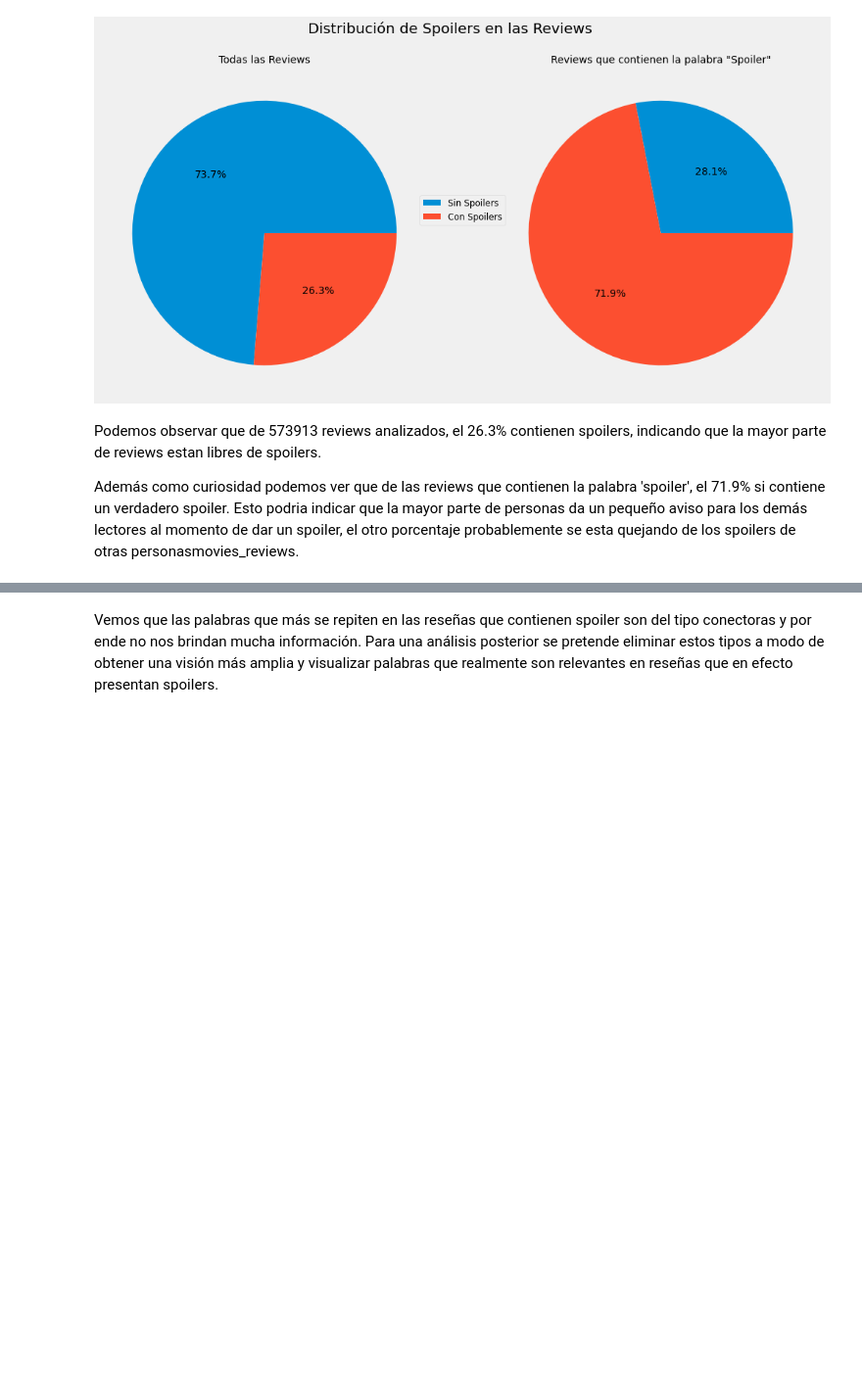
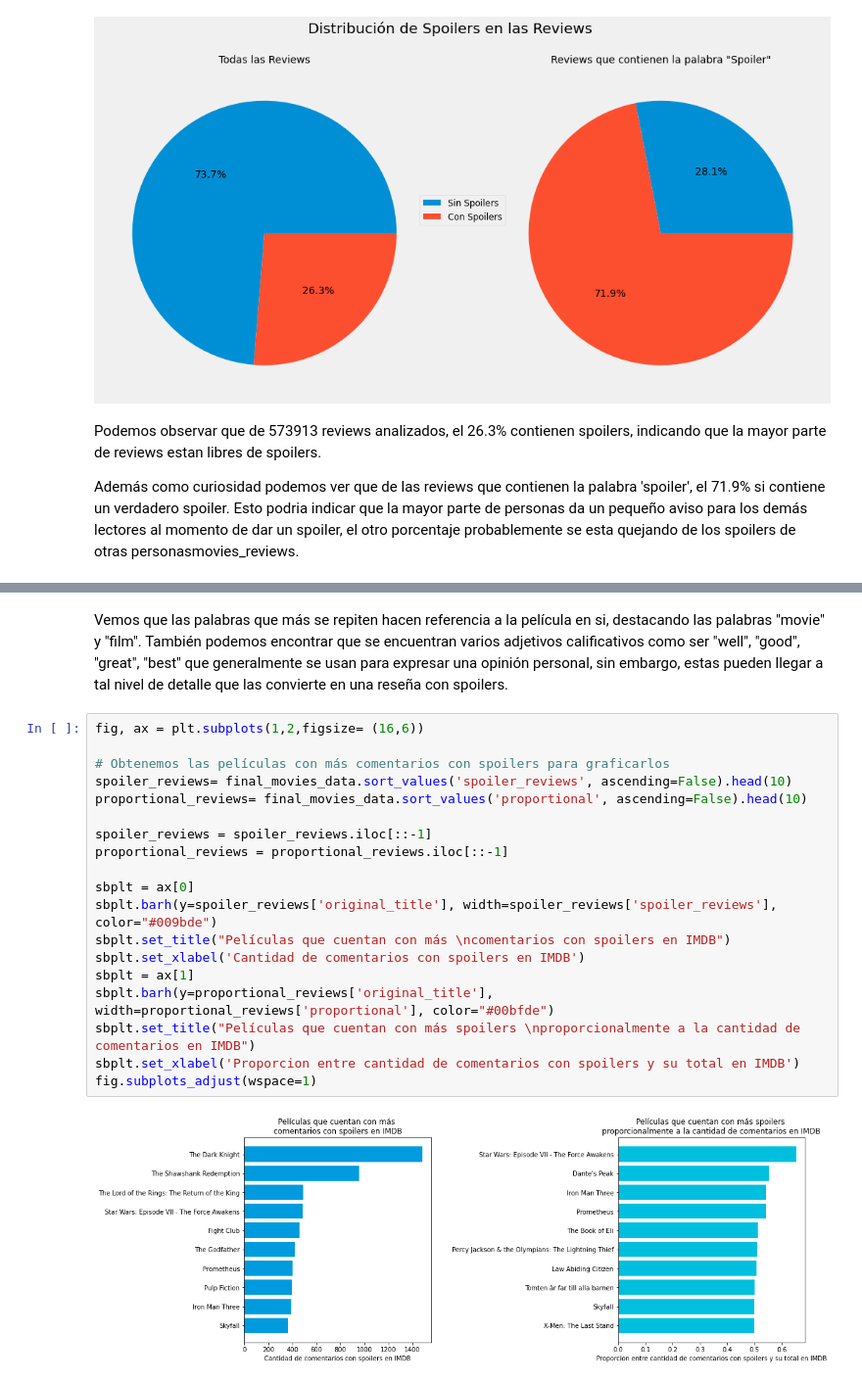
Before and after one commit to Alebuenoaz/ProyectoFinal_TIC, a Jupyter notebook: ProyectoFinal_BBH.ipynb, the cells around one changed output, grey strips where cells are left out. Shown at 98% size. Cells and saved outputs as stored; diff of their text form; blank space fills up the shorter version.

```diff
--- a/ProyectoFinal_BBH.ipynb
+++ b/ProyectoFinal_BBH.ipynb
@@ -255,2 +301,23 @@ Text(0.5, 1.0, 'Palabras más repetidas')
 # %% [markdown]
-Vemos que las palabras que más se repiten en las reseñas que contienen spoiler son del tipo conectoras y por ende no nos brindan mucha información. Para una análisis posterior se pretende eliminar estos tipos a modo de obtener una visión más amplia y visualizar palabras que realmente son relevantes en reseñas que en efecto presentan spoilers.
+Vemos que las palabras que más se repiten hacen referencia a la película en si, destacando las palabras "movie" y "film". También podemos encontrar que se encuentran varios adjetivos calificativos como ser "well", "good", "great", "best" que generalmente se usan para expresar una opinión personal, sin embargo, estas pueden llegar a tal nivel de detalle que las convierte en una reseña con spoilers.
+# %%
+fig, ax = plt.subplots(1,2,figsize= (16,6))
+
+# Obtenemos las películas con más comentarios con spoilers para graficarlos
+spoiler_reviews= final_movies_data.sort_values('spoiler_reviews', ascending=False).head(10)
+proportional_reviews= final_movies_data.sort_values('proportional', ascending=False).head(10)
+
+spoiler_reviews = spoiler_reviews.iloc[::-1]
+proportional_reviews = proportional_reviews.iloc[::-1]
+
+sbplt = ax[0]
+sbplt.barh(y=spoiler_reviews['original_title'], width=spoiler_reviews['spoiler_reviews'], color="#009bde")
+sbplt.set_title("Películas que cuentan con más \ncomentarios con spoilers en IMDB")
+sbplt.set_xlabel('Cantidad de comentarios con spoilers en IMDB')
+sbplt = ax[1]
+sbplt.barh(y=proportional_reviews['original_title'], width=proportional_reviews['proportional'], color="#00bfde")
+sbplt.set_title("Películas que cuentan con más spoilers \nproporcionalmente a la cantidad de comentarios en IMDB")
+sbplt.set_xlabel('Proporcion entre cantidad de comentarios con spoilers y su total en IMDB')
+fig.subplots_adjust(wspace=1)
+# %% [output]
+[figure, added]
```
Also changed, not shown: parts of 39 cells of this notebook, 1 other file.
